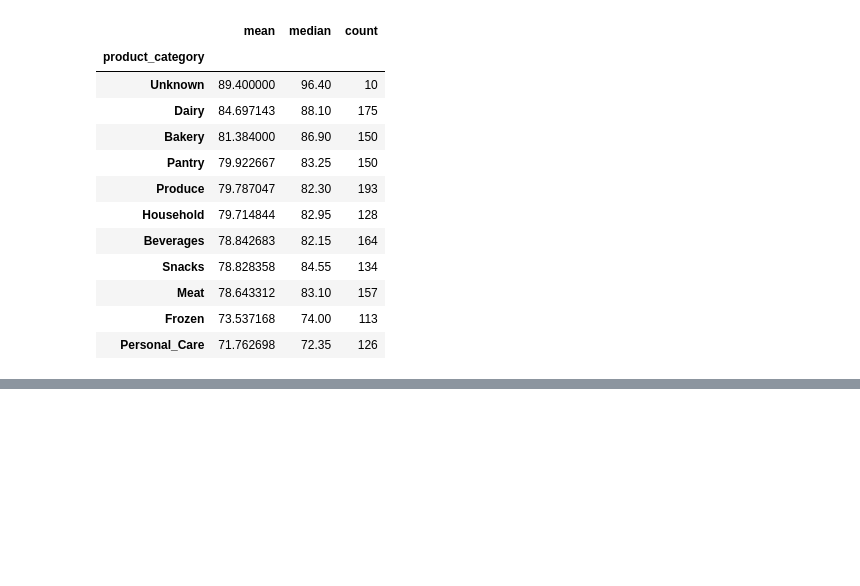
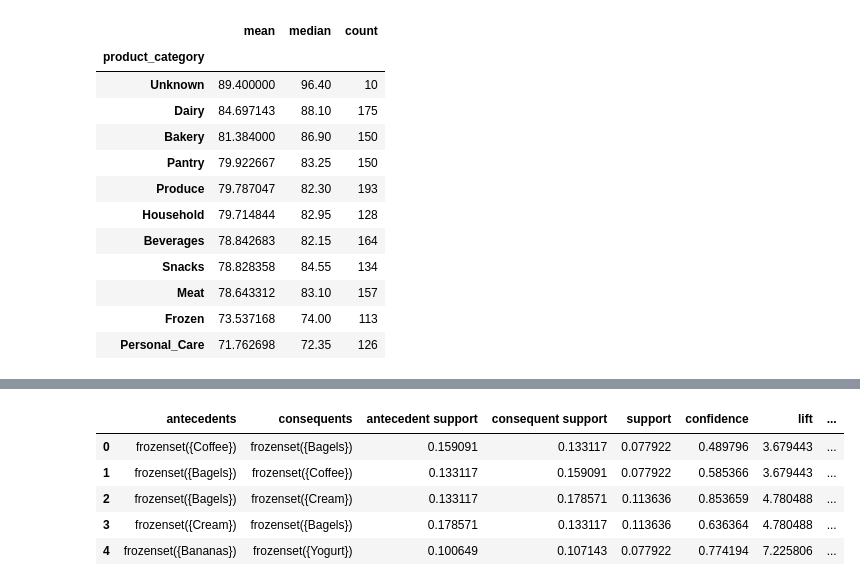
Before and after one commit to quacklj/retailmax-market-basket-optimizer, a Jupyter notebook: notebooks/01_eda.ipynb, the cells around one changed output, grey strips where cells are left out. Cells and saved outputs as stored; diff of their text form; code cells hidden in the pictures; blank space fills up the shorter version.

```diff
--- a/notebooks/01_eda.ipynb
+++ b/notebooks/01_eda.ipynb
@@ -384,0 +460,9 @@ category_score
+# %%
+rules.head()
+# %% [output]
+|  | antecedents | consequents | antecedent support | consequent support | support | confidence | lift | ... |
+| 0 | frozenset({Coffee}) | frozenset({Bagels}) | 0.159091 | 0.133117 | 0.077922 | 0.489796 | 3.679443 | ... |
+| 1 | frozenset({Bagels}) | frozenset({Coffee}) | 0.133117 | 0.159091 | 0.077922 | 0.585366 | 3.679443 | ... |
+| 2 | frozenset({Bagels}) | frozenset({Cream}) | 0.133117 | 0.178571 | 0.113636 | 0.853659 | 4.780488 | ... |
+| 3 | frozenset({Cream}) | frozenset({Bagels}) | 0.178571 | 0.133117 | 0.113636 | 0.636364 | 4.780488 | ... |
+| 4 | frozenset({Bananas}) | frozenset({Yogurt}) | 0.100649 | 0.107143 | 0.077922 | 0.774194 | 7.225806 | ... |
```
Also changed, not shown: parts of 14 cells of this notebook.
